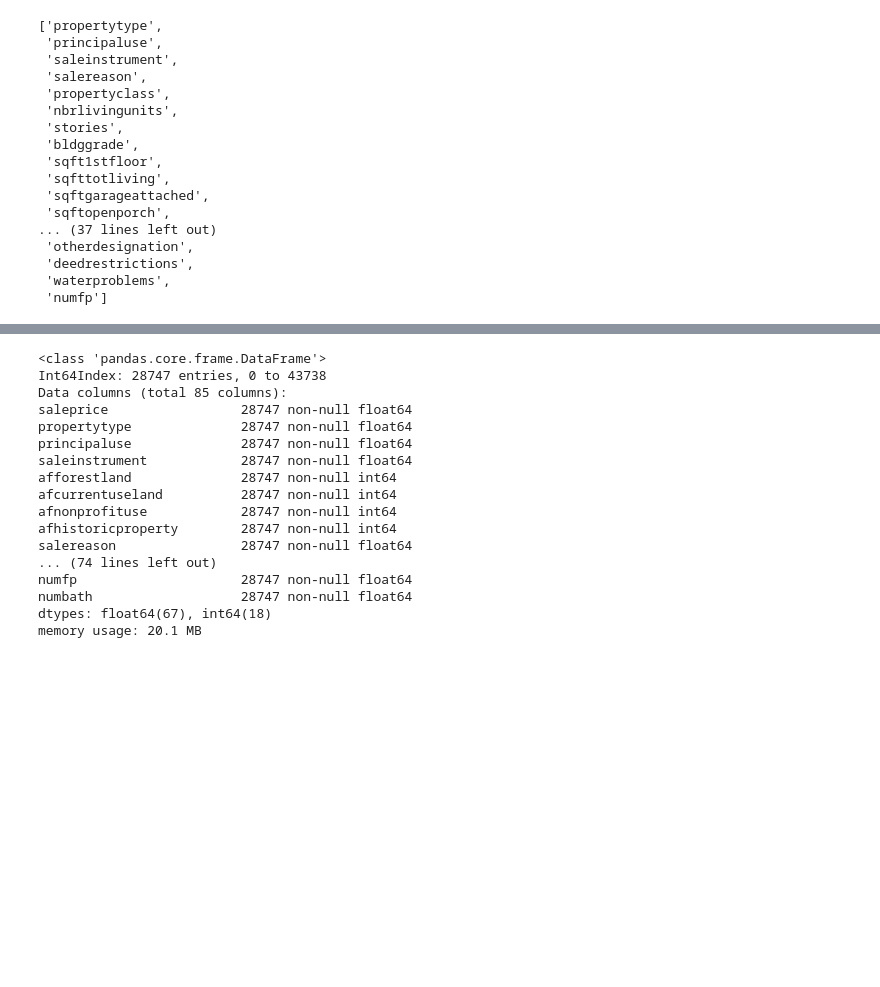
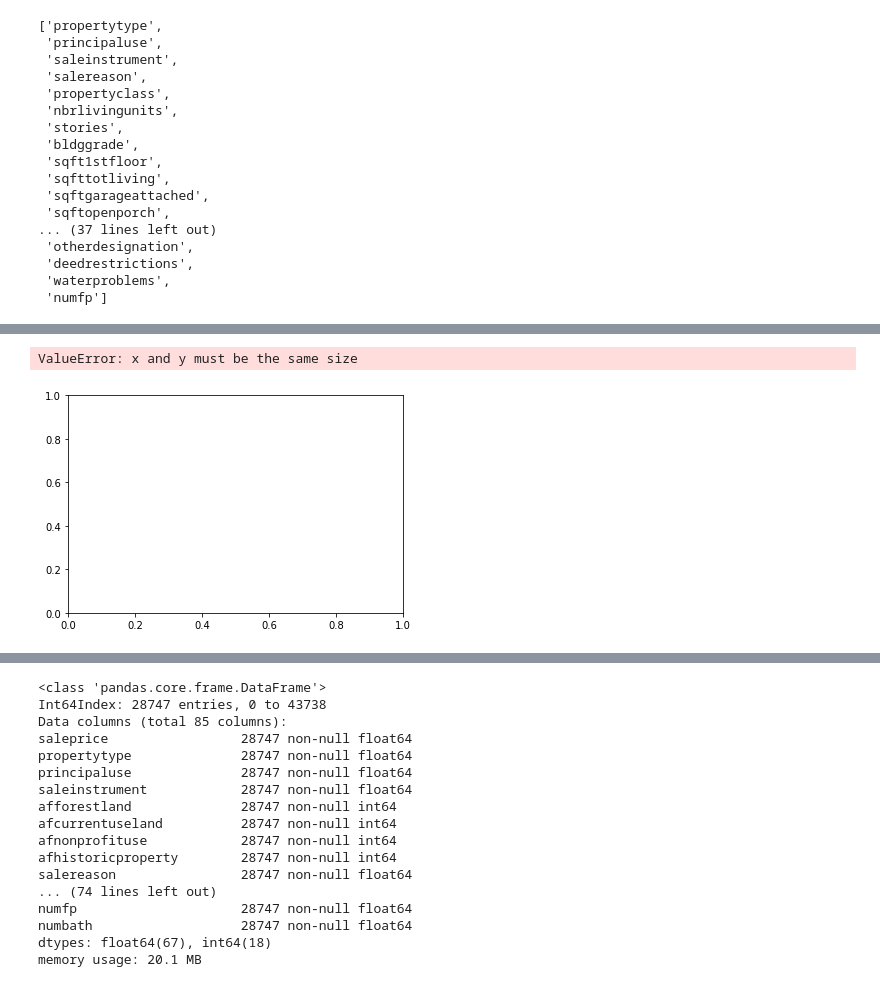
Before and after one commit to aabrahamson3/king-county-housing, a Jupyter notebook: notebooks/exploratory/aa_eda.ipynb, the cells around one changed output, grey strips where cells are left out. Drawn from its saved outputs; the diff is of its cells as text; code cells hidden in the pictures; blank space fills up the shorter version.

```diff
--- a/notebooks/exploratory/aa_eda.ipynb
+++ b/notebooks/exploratory/aa_eda.ipynb
@@ -448,3 +431,8 @@ ValueError: Invalid broadcasting comparison [['propertytype', 'principaluse', 's
+# %%
+plt.scatter(X_int,Y)
+# %% [output]
+ValueError: x and y must be the same size
+[figure, added]
 # %%
 X_int = sm.add_constant(X_sub['sqfttotliving'])
 model = sm.OLS(Y, X_int).fit()
```
Also changed, not shown: parts of 5 cells of this notebook, 1 other file.
